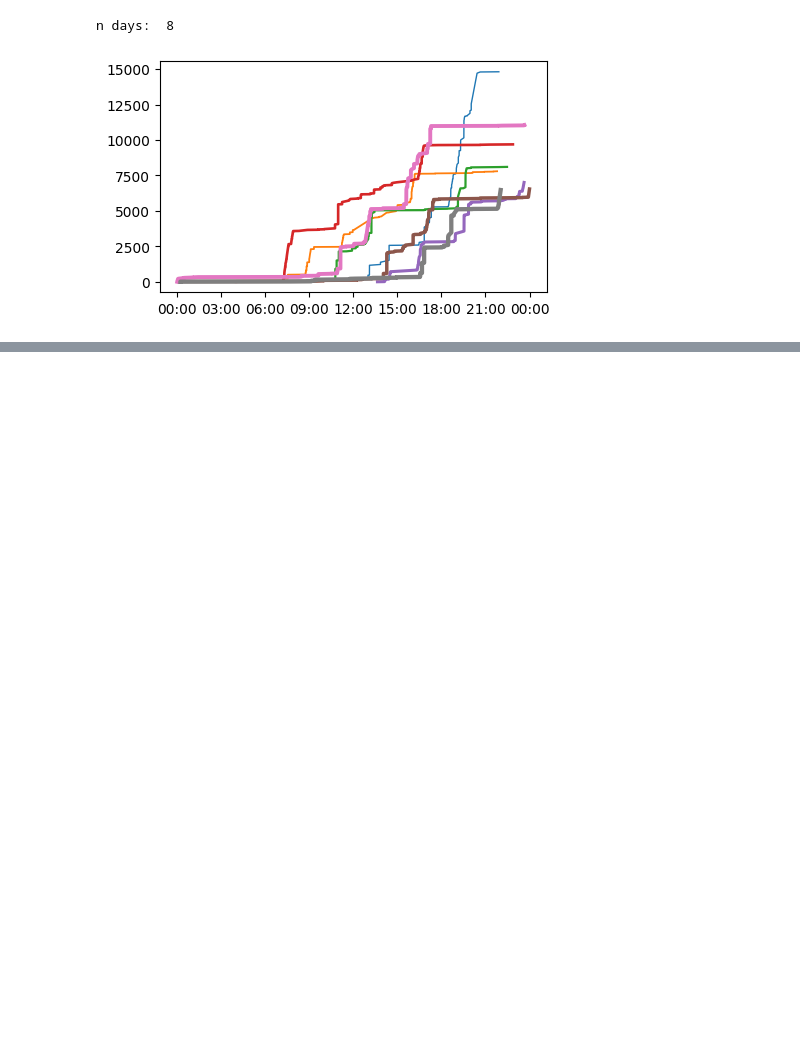
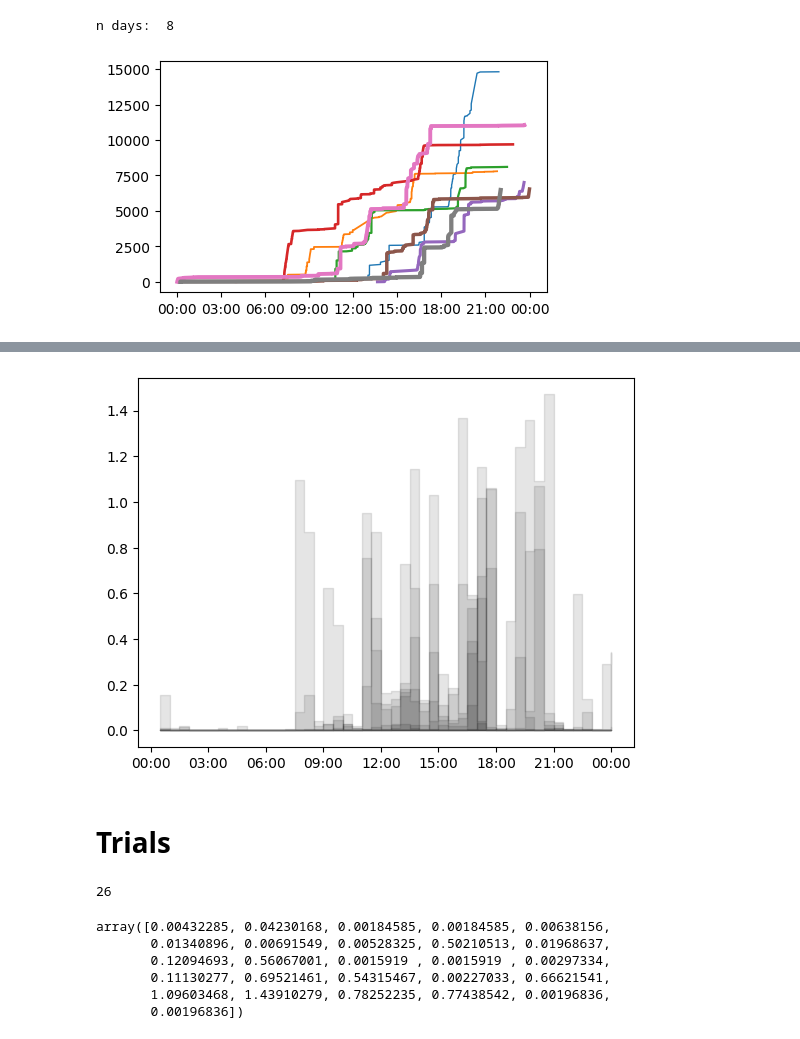
Before and after one commit to AurelienNioche/MAppServer, a Jupyter notebook: data_analysis/data_analysis.ipynb, the cells around one changed output, grey strips where cells are left out. Drawn from its saved outputs; the diff is of its cells as text; code cells hidden in the pictures; blank space fills up the shorter version.

```diff
--- a/data_analysis/data_analysis.ipynb
+++ b/data_analysis/data_analysis.ipynb
@@ -50,0 +98,62 @@ AttributeError: 'DataFrameGroupBy' object has no attribute 'data'
+# %%
+fig, ax = plt.subplots()
+for date in uniq_date:
+
+    # Select data from that date
+    df_date = df[df.dt.dt.date == date]
+    # min_date = df.dt.dt.date.min()
+    # n_days_since_beginning = (date - min_date).days
+
+    # Reference point (today but the choice is arbitrary)
+    some_day = datetime.today()
+    midnight = datetime.combine(some_day, time.min)
+    min_ts = midnight.timestamp()
+    max_ts = (midnight + timedelta(days=1)).timestamp()
+
+    x = df_date.dt.map(lambda entry: entry.replace(day=some_day.day, month=some_day.month, year=some_day.year))
+    x_sec = x.map(lambda entry: entry.timestamp()).values - min_ts
+    y = df_date.step_midnight.values
+
+    # Choose some time precision
+    dx = 60*30
+
+    # Do the interpolation
+    f = interpolate.interp1d(x_sec, y, kind="linear")
+    min_val = 0
+    max_val = max_ts - min_ts
+    x_new = np.arange(min_val, max_val+0.00001, dx)
+    y_new = np.zeros_like(x_new)
+    idx = np.arange(len(x_new))
+    can_be_interpolated = idx[(x_new >= x_sec.min()) * (x_new <= x_sec.max())]
+    y_new[can_be_interpolated] = f(x_new[can_be_interpolated])
+    y_new[x_new < x_sec.min()] = 0
+    y_new[x_new > x_sec.max()] = y.max()
+
+    # Compute the diff
+    y_diff = np.diff(y_new)/dx
+    x_diff =  [datetime.fromtimestamp(min_ts + x_) for x_ in x_new[1:]]
+
+    # Plot
+    color = "black"
+    ax.fill_between(x_diff, y_diff, step="post", alpha=0.1, color=color)
+    #ax.step(x_diff, y_diff, where="post", color=color, linewidth=0.2)
+
+ax.xaxis.set_major_formatter(mdates.DateFormatter('%H:%M', ))
+plt.show()
+# %% [output]
+[figure, added]
+# %% [markdown]
+# Trials
+# %%
+len(np.diff(y_new)/ 2000)
+# %% [output]
+26
+# %%
+np.diff(y_new)/ 2000
+# %% [output]
+array([0.00432285, 0.04230168, 0.00184585, 0.00184585, 0.00638156,
+       0.01340896, 0.00691549, 0.00528325, 0.50210513, 0.01968637,
+       0.12094693, 0.56067001, 0.0015919 , 0.0015919 , 0.00297334,
+       0.11130277, 0.69521461, 0.54315467, 0.00227033, 0.66621541,
+       1.09603468, 1.43910279, 0.78252235, 0.77438542, 0.00196836,
+       0.00196836])
```
Also changed, not shown: parts of 30 cells of this notebook.
